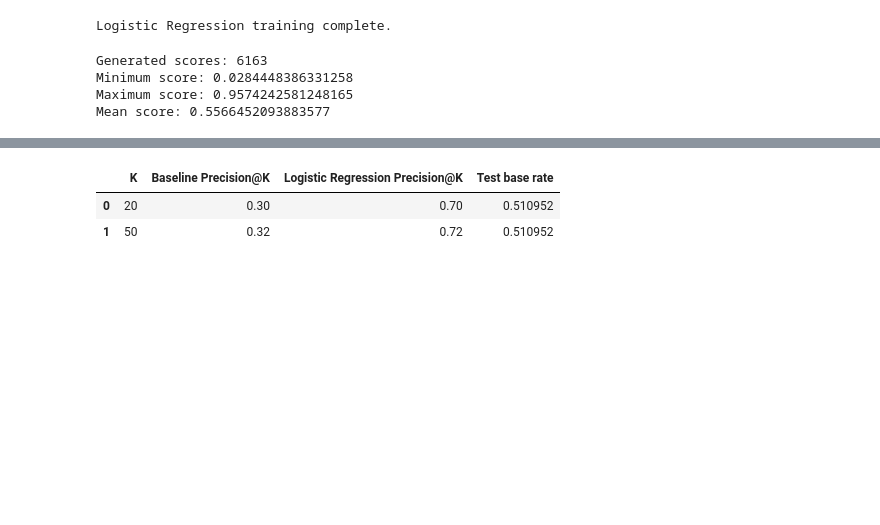
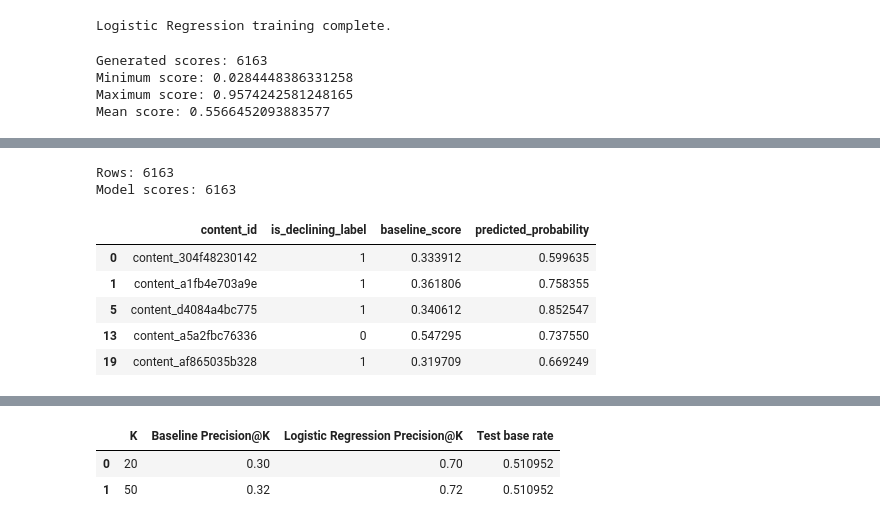
Before and after one commit to samana-gillani/flyrank-ml-internship, a Jupyter notebook: work/notebooks/w05_model.ipynb, the cells around one changed output, grey strips where cells are left out. Saved outputs shown, nothing was run; the diff lists cells and outputs as text; code cells hidden in the pictures; blank space fills up the shorter version.

```diff
--- a/work/notebooks/w05_model.ipynb
+++ b/work/notebooks/w05_model.ipynb
@@ -285 +314,25 @@ Baseline scores generated: 6163
+# %%
+# Attach Logistic Regression probabilities to the same test rows
+baseline_test = baseline_test.copy()
+
+baseline_test["predicted_probability"] = model_scores
+
+print("Rows:", len(baseline_test))
+print("Model scores:", len(model_scores))
+
+display(
+    baseline_test[
+        ["content_id", "is_declining_label",
+         "baseline_score", "predicted_probability"]
+    ].head()
+)
+# %% [output]
+Rows: 6163
+Model scores: 6163
+|  | content_id | is_declining_label | baseline_score | predicted_probability |
+| 0 | content_304f48230142 | 1 | 0.333912 | 0.599635 |
+| 1 | content_a1fb4e703a9e | 1 | 0.361806 | 0.758355 |
+| 5 | content_d4084a4bc775 | 1 | 0.340612 | 0.852547 |
+| 13 | content_a5a2fbc76336 | 0 | 0.547295 | 0.737550 |
+| 19 | content_af865035b328 | 1 | 0.319709 | 0.669249 |
 # %%
```
Also changed, not shown: parts of 4 cells of this notebook.
